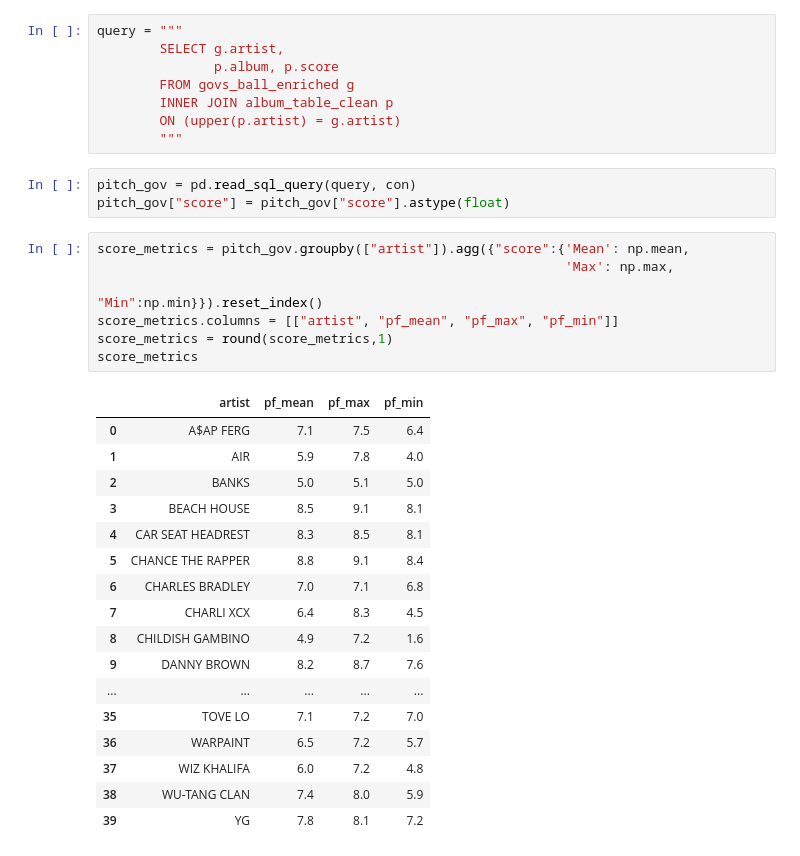
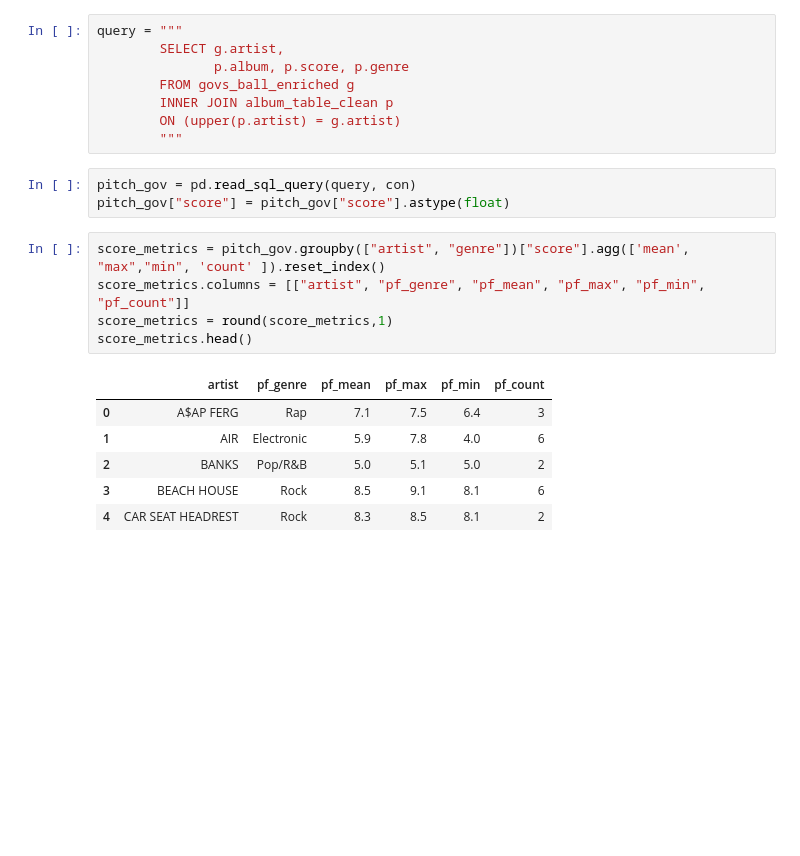
Before and after one commit to timdmulligan/govs_ball_schedule, a Jupyter notebook: crawl_govs_ball.ipynb, the cells around one changed output. Drawn from its saved outputs; the diff is of its cells as text; blank space fills up the shorter version.

```diff
--- a/crawl_govs_ball.ipynb
+++ b/crawl_govs_ball.ipynb
@@ -209,7 +211,7 @@ gb_data.to_sql("govs_ball_enriched", con, if_exists = "replace")
 # %%
 query = """
         SELECT g.artist,
-               p.album, p.score
+               p.album, p.score, p.genre
         FROM govs_ball_enriched g
         INNER JOIN album_table_clean p
         ON (upper(p.artist) = g.artist)
@@ -218,27 +220,14 @@ query = """
 pitch_gov = pd.read_sql_query(query, con)
 pitch_gov["score"] = pitch_gov["score"].astype(float)
 # %%
-score_metrics = pitch_gov.groupby(["artist"]).agg({"score":{'Mean': np.mean,
-                                                            'Max': np.max,
-                                                            "Min":np.min}}).reset_index()
-score_metrics.columns = [["artist", "pf_mean", "pf_max", "pf_min"]]
+score_metrics = pitch_gov.groupby(["artist", "genre"])["score"].agg(['mean', "max","min", 'count' ]).reset_index()
+score_metrics.columns = [["artist", "pf_genre", "pf_mean", "pf_max", "pf_min", "pf_count"]]
 score_metrics = round(score_metrics,1)
-score_metrics
+score_metrics.head()
 # %% [output]
-|  | artist | pf_mean | pf_max | pf_min |
-| 0 | A$AP FERG | 7.1 | 7.5 | 6.4 |
-| 1 | AIR | 5.9 | 7.8 | 4.0 |
-| 2 | BANKS | 5.0 | 5.1 | 5.0 |
-| 3 | BEACH HOUSE | 8.5 | 9.1 | 8.1 |
-| 4 | CAR SEAT HEADREST | 8.3 | 8.5 | 8.1 |
-| 5 | CHANCE THE RAPPER | 8.8 | 9.1 | 8.4 |
-| 6 | CHARLES BRADLEY | 7.0 | 7.1 | 6.8 |
-| 7 | CHARLI XCX | 6.4 | 8.3 | 4.5 |
-| 8 | CHILDISH GAMBINO | 4.9 | 7.2 | 1.6 |
-| 9 | DANNY BROWN | 8.2 | 8.7 | 7.6 |
-| ... | ... | ... | ... | ... |
-| 35 | TOVE LO | 7.1 | 7.2 | 7.0 |
-| 36 | WARPAINT | 6.5 | 7.2 | 5.7 |
-| 37 | WIZ KHALIFA | 6.0 | 7.2 | 4.8 |
-| 38 | WU-TANG CLAN | 7.4 | 8.0 | 5.9 |
-| 39 | YG | 7.8 | 8.1 | 7.2 |
+|  | artist | pf_genre | pf_mean | pf_max | pf_min | pf_count |
+| 0 | A$AP FERG | Rap | 7.1 | 7.5 | 6.4 | 3 |
+| 1 | AIR | Electronic | 5.9 | 7.8 | 4.0 | 6 |
+| 2 | BANKS | Pop/R&B | 5.0 | 5.1 | 5.0 | 2 |
+| 3 | BEACH HOUSE | Rock | 8.5 | 9.1 | 8.1 | 6 |
+| 4 | CAR SEAT HEADREST | Rock | 8.3 | 8.5 | 8.1 | 2 |
```
Also changed, not shown: parts of 4 cells of this notebook, 1 other file.
